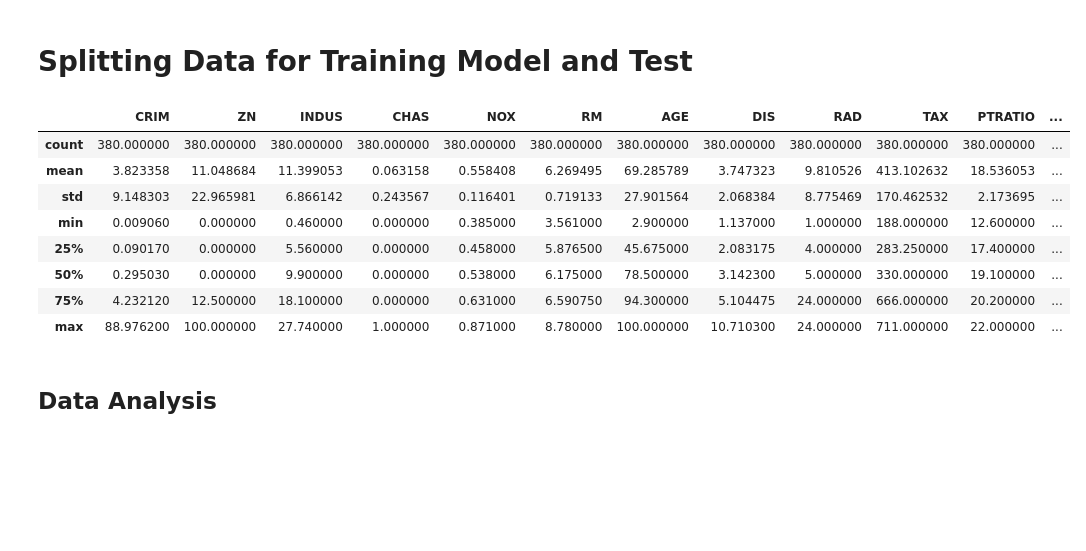
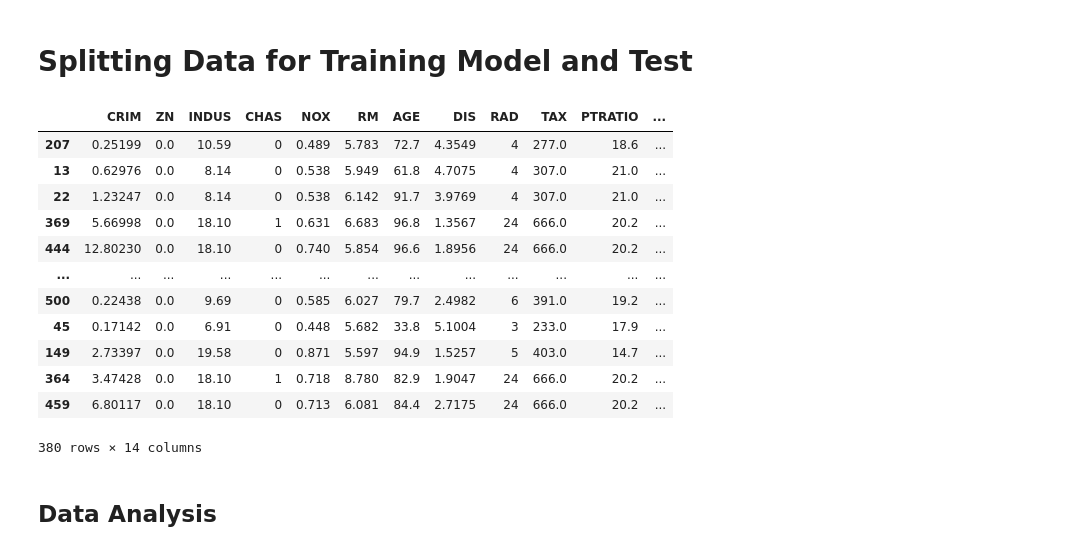
Before and after one commit to sm0223/boston_housing_prediction, a Jupyter notebook: housing_prediction.ipynb, the cells around one changed output. Cells and saved outputs as stored; diff of their text form; code cells hidden in the pictures; blank space fills up the shorter version.

```diff
--- a/housing_prediction.ipynb
+++ b/housing_prediction.ipynb
@@ -48,18 +51,22 @@ df
 # %%
 train = df.sample(frac = 0.75, random_state= 200)
 test = df.drop(train.index)
-train.describe()
+train
 # test.describe()
 # %% [output]
 |  | CRIM | ZN | INDUS | CHAS | NOX | RM | AGE | DIS | RAD | TAX | PTRATIO | ... |
-| count | 380.000000 | 380.000000 | 380.000000 | 380.000000 | 380.000000 | 380.000000 | 380.000000 | 380.000000 | 380.000000 | 380.000000 | 380.000000 | ... |
-| mean | 3.823358 | 11.048684 | 11.399053 | 0.063158 | 0.558408 | 6.269495 | 69.285789 | 3.747323 | 9.810526 | 413.102632 | 18.536053 | ... |
-| std | 9.148303 | 22.965981 | 6.866142 | 0.243567 | 0.116401 | 0.719133 | 27.901564 | 2.068384 | 8.775469 | 170.462532 | 2.173695 | ... |
-| min | 0.009060 | 0.000000 | 0.460000 | 0.000000 | 0.385000 | 3.561000 | 2.900000 | 1.137000 | 1.000000 | 188.000000 | 12.600000 | ... |
-| 25% | 0.090170 | 0.000000 | 5.560000 | 0.000000 | 0.458000 | 5.876500 | 45.675000 | 2.083175 | 4.000000 | 283.250000 | 17.400000 | ... |
-| 50% | 0.295030 | 0.000000 | 9.900000 | 0.000000 | 0.538000 | 6.175000 | 78.500000 | 3.142300 | 5.000000 | 330.000000 | 19.100000 | ... |
-| 75% | 4.232120 | 12.500000 | 18.100000 | 0.000000 | 0.631000 | 6.590750 | 94.300000 | 5.104475 | 24.000000 | 666.000000 | 20.200000 | ... |
-| max | 88.976200 | 100.000000 | 27.740000 | 1.000000 | 0.871000 | 8.780000 | 100.000000 | 10.710300 | 24.000000 | 711.000000 | 22.000000 | ... |
+| 207 | 0.25199 | 0.0 | 10.59 | 0 | 0.489 | 5.783 | 72.7 | 4.3549 | 4 | 277.0 | 18.6 | ... |
+| 13 | 0.62976 | 0.0 | 8.14 | 0 | 0.538 | 5.949 | 61.8 | 4.7075 | 4 | 307.0 | 21.0 | ... |
+| 22 | 1.23247 | 0.0 | 8.14 | 0 | 0.538 | 6.142 | 91.7 | 3.9769 | 4 | 307.0 | 21.0 | ... |
+| 369 | 5.66998 | 0.0 | 18.10 | 1 | 0.631 | 6.683 | 96.8 | 1.3567 | 24 | 666.0 | 20.2 | ... |
+| 444 | 12.80230 | 0.0 | 18.10 | 0 | 0.740 | 5.854 | 96.6 | 1.8956 | 24 | 666.0 | 20.2 | ... |
+| ... | ... | ... | ... | ... | ... | ... | ... | ... | ... | ... | ... | ... |
+| 500 | 0.22438 | 0.0 | 9.69 | 0 | 0.585 | 6.027 | 79.7 | 2.4982 | 6 | 391.0 | 19.2 | ... |
+| 45 | 0.17142 | 0.0 | 6.91 | 0 | 0.448 | 5.682 | 33.8 | 5.1004 | 3 | 233.0 | 17.9 | ... |
+| 149 | 2.73397 | 0.0 | 19.58 | 0 | 0.871 | 5.597 | 94.9 | 1.5257 | 5 | 403.0 | 14.7 | ... |
+| 364 | 3.47428 | 0.0 | 18.10 | 1 | 0.718 | 8.780 | 82.9 | 1.9047 | 24 | 666.0 | 20.2 | ... |
+| 459 | 6.80117 | 0.0 | 18.10 | 0 | 0.713 | 6.081 | 84.4 | 2.7175 | 24 | 666.0 | 20.2 | ... |
+380 rows × 14 columns
 # %% [markdown]
 ## Data Analysis
 # %%
```
Also changed, not shown: parts of 11 cells of this notebook.
